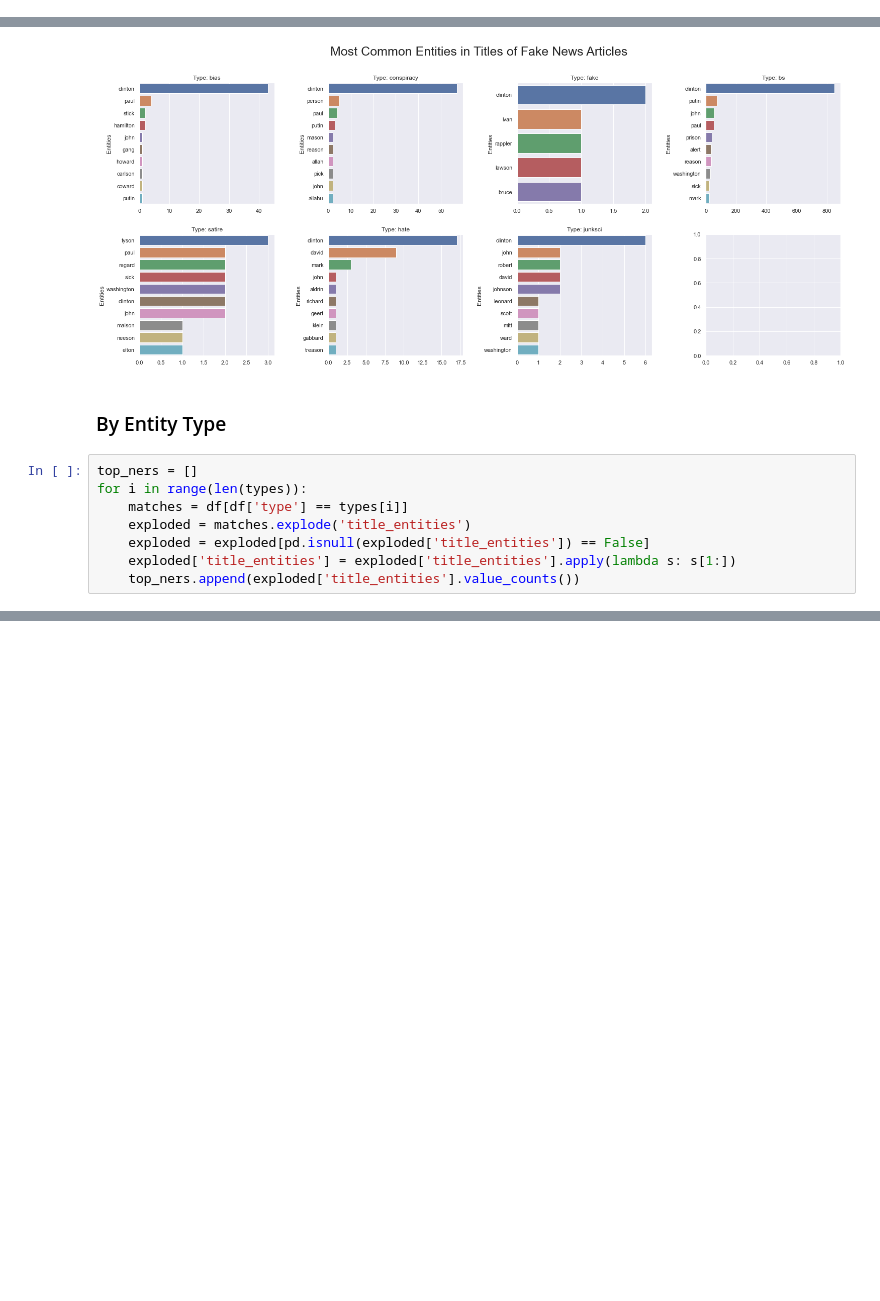
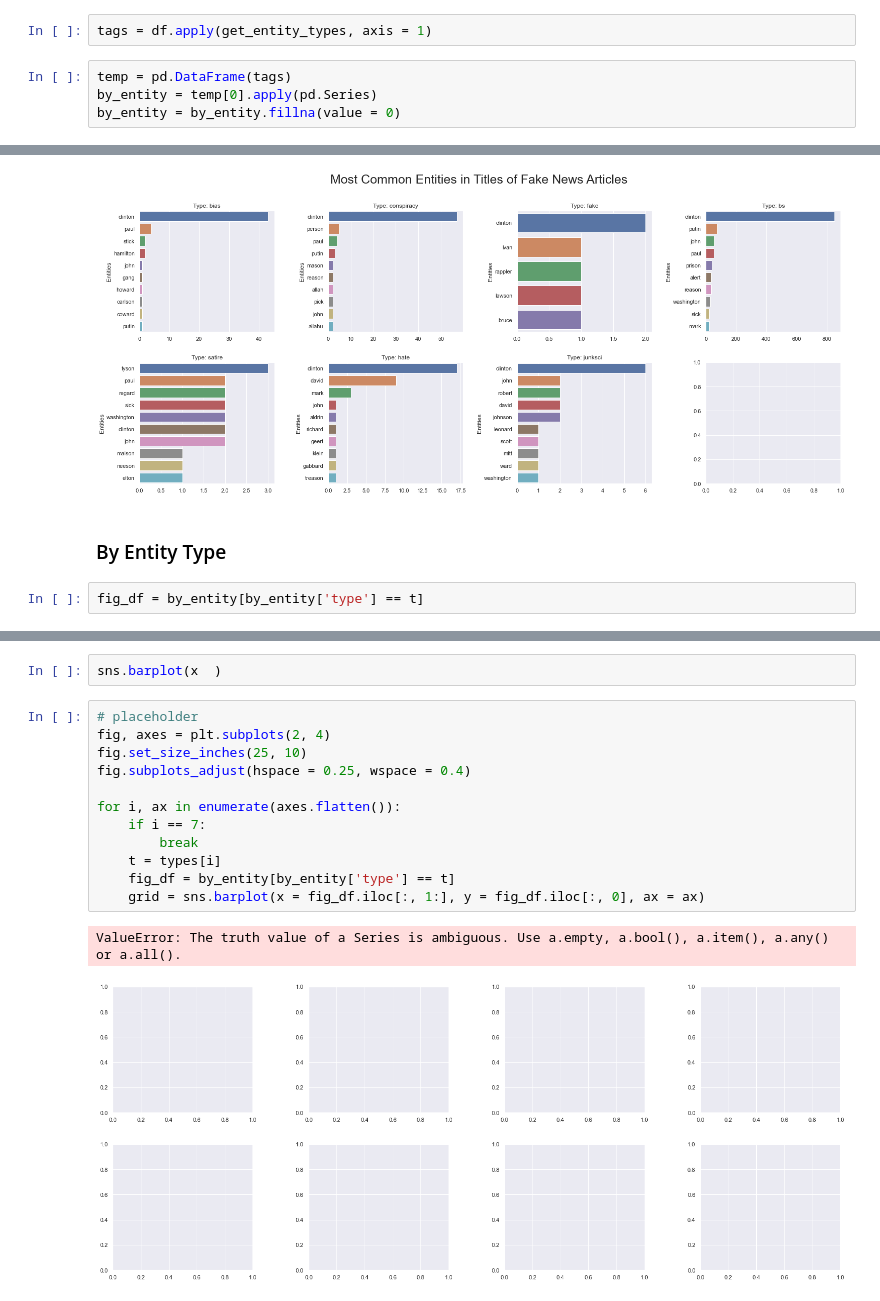
Before and after one commit to haleyej/ala_470_proj, a Jupyter notebook: viz.ipynb, the cells around one changed output, grey strips where cells are left out. Cells and saved outputs as stored; diff of their text form; blank space fills up the shorter version.

Commit message:
entities  by type

```diff
--- a/viz.ipynb
+++ b/viz.ipynb
@@ -159,4 +159,10 @@ def get_entity_types(s):
     return entities_dict
+# %%
+tags = df.apply(get_entity_types, axis = 1)
+# %%
+temp = pd.DataFrame(tags)
+by_entity = temp[0].apply(pd.Series)
+by_entity = by_entity.fillna(value = 0)
 # %%
 def get_target_entities(s):
     '''
@@ -248,11 +254,5 @@ Text(0.5, 0.98, 'Most Common Entities in Titles of Fake News Articles')
 [figure]
 # %% [markdown]
 <h3>By Entity Type</h3>
-# %%
-top_ners = []
-for i in range(len(types)):
-    matches = df[df['type'] == types[i]]
-    exploded = matches.explode('title_entities')
-    exploded = exploded[pd.isnull(exploded['title_entities']) == False]
-    exploded['title_entities'] = exploded['title_entities'].apply(lambda s: s[1:])
-    top_ners.append(exploded['title_entities'].value_counts())
+# %%
+fig_df = by_entity[by_entity['type'] == t]
@@ -258,0 +275,17 @@ for i in range(len(types)):
+# %%
+sns.barplot(x  )
+# %%
+# placeholder
+fig, axes = plt.subplots(2, 4)
+fig.set_size_inches(25, 10)
+fig.subplots_adjust(hspace = 0.25, wspace = 0.4)
+
+for i, ax in enumerate(axes.flatten()):
+    if i == 7:
+        break
+    t = types[i]
+    fig_df = by_entity[by_entity['type'] == t]
+    grid = sns.barplot(x = fig_df.iloc[:, 1:], y = fig_df.iloc[:, 0], ax = ax)
+# %% [output]
+ValueError: The truth value of a Series is ambiguous. Use a.empty, a.bool(), a.item(), a.any() or a.all().
+[figure, added]
```
Also changed, not shown: parts of 6 cells of this notebook.
